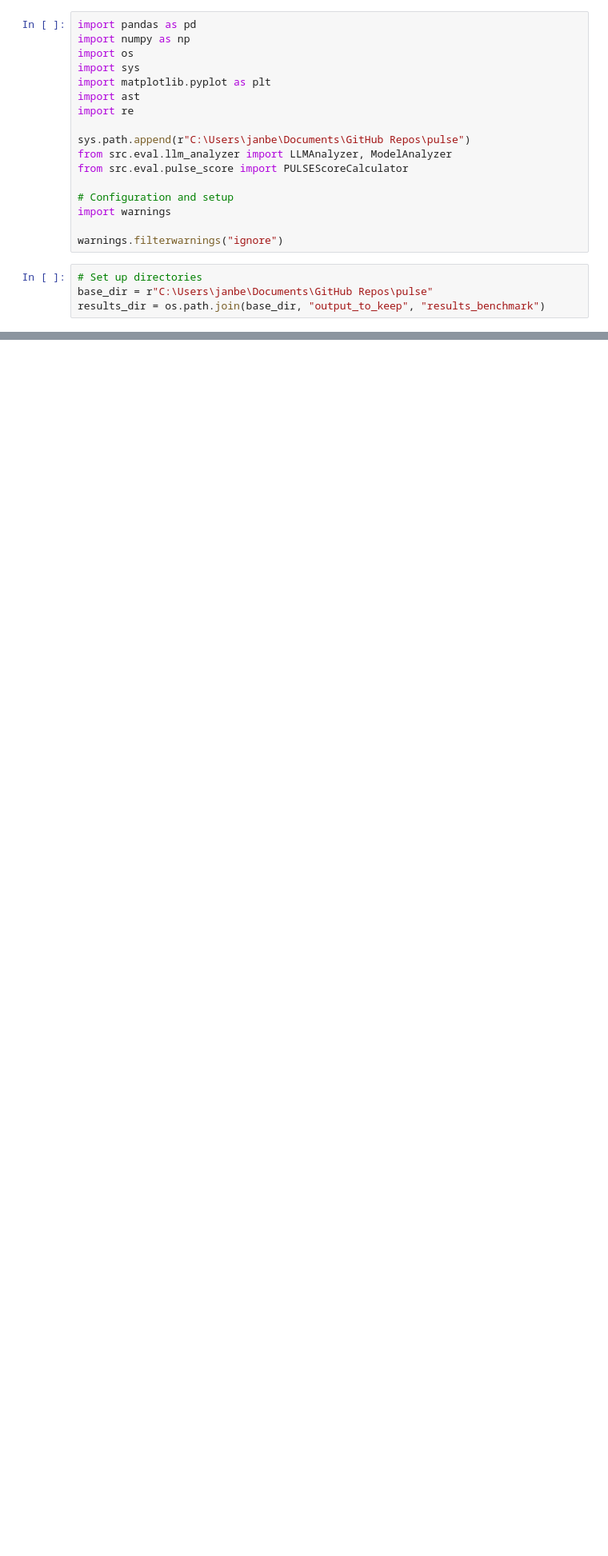
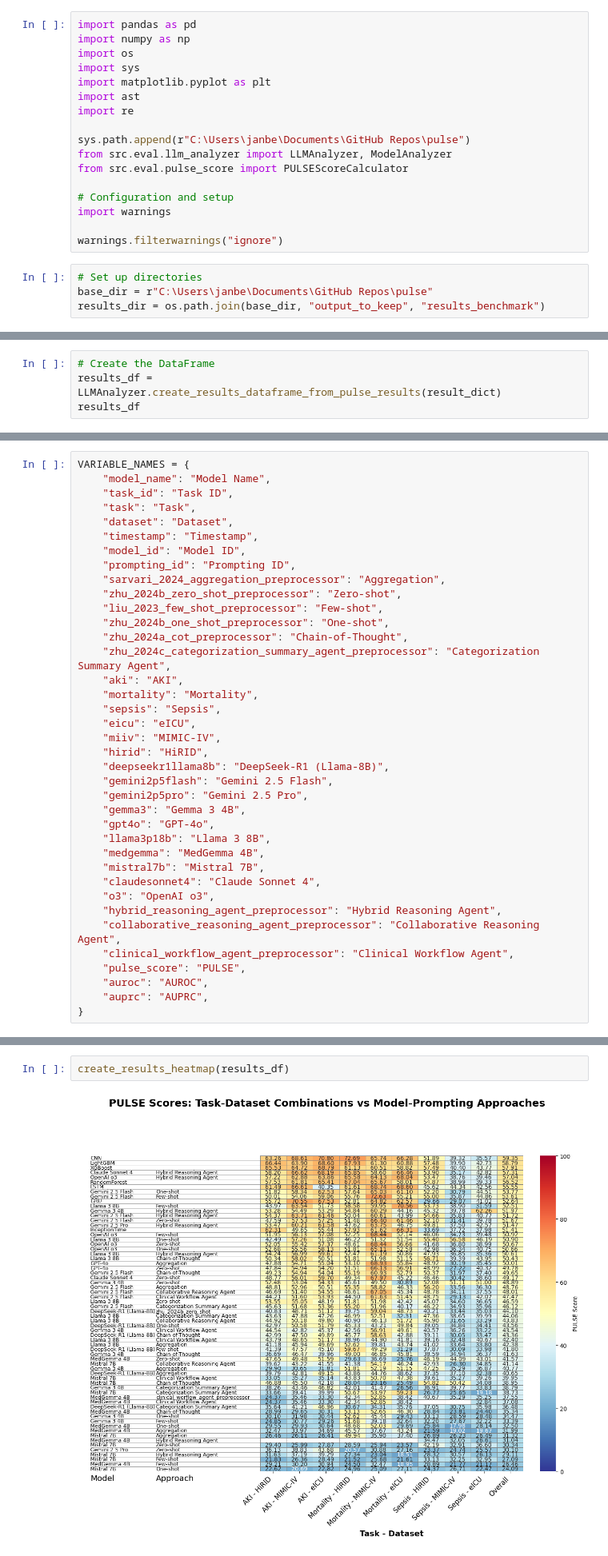
Before and after one commit to j4nberner/pulse, a Jupyter notebook: notebooks/calculate_all_pulse_scores.ipynb, the cells around one changed output, grey strips where cells are left out. Shown at 80% size. Cells and saved outputs as stored; diff of their text form; blank space fills up the shorter version.

Commit message:
pulse score update heatmaps for all models

```diff
--- a/notebooks/calculate_all_pulse_scores.ipynb
+++ b/notebooks/calculate_all_pulse_scores.ipynb
@@ -381,0 +182,4 @@ plt.show()
+# %%
+# Create the DataFrame
+results_df = LLMAnalyzer.create_results_dataframe_from_pulse_results(result_dict)
+results_df
@@ -381,0 +202,38 @@ plt.show()
+# %%
+VARIABLE_NAMES = {
+    "model_name": "Model Name",
+    "task_id": "Task ID",
+    "task": "Task",
+    "dataset": "Dataset",
+    "timestamp": "Timestamp",
+    "model_id": "Model ID",
+    "prompting_id": "Prompting ID",
+    "sarvari_2024_aggregation_preprocessor": "Aggregation",
+    "zhu_2024b_zero_shot_preprocessor": "Zero-shot",
+    "liu_2023_few_shot_preprocessor": "Few-shot",
+    "zhu_2024b_one_shot_preprocessor": "One-shot",
+    "zhu_2024a_cot_preprocessor": "Chain-of-Thought",
+    "zhu_2024c_categorization_summary_agent_preprocessor": "Categorization Summary Agent",
+    "aki": "AKI",
+    "mortality": "Mortality",
+    "sepsis": "Sepsis",
+    "eicu": "eICU",
+    "miiv": "MIMIC-IV",
+    "hirid": "HiRID",
+    "deepseekr1llama8b": "DeepSeek-R1 (Llama-8B)",
+    "gemini2p5flash": "Gemini 2.5 Flash",
+    "gemini2p5pro": "Gemini 2.5 Pro",
+    "gemma3": "Gemma 3 4B",
+    "gpt4o": "GPT-4o",
+    "llama3p18b": "Llama 3 8B",
+    "medgemma": "MedGemma 4B",
+    "mistral7b": "Mistral 7B",
+    "claudesonnet4": "Claude Sonnet 4",
+    "o3": "OpenAI o3",
+    "hybrid_reasoning_agent_preprocessor": "Hybrid Reasoning Agent",
+    "collaborative_reasoning_agent_preprocessor": "Collaborative Reasoning Agent",
+    "clinical_workflow_agent_preprocessor": "Clinical Workflow Agent",
+    "pulse_score": "PULSE",
+    "auroc": "AUROC",
+    "auprc": "AUPRC",
+}
@@ -381,0 +393,4 @@ plt.show()
+# %%
+create_results_heatmap(results_df)
+# %% [output]
+[figure, added]
```
Also changed, not shown: parts of 20 cells of this notebook, 2 other files.
